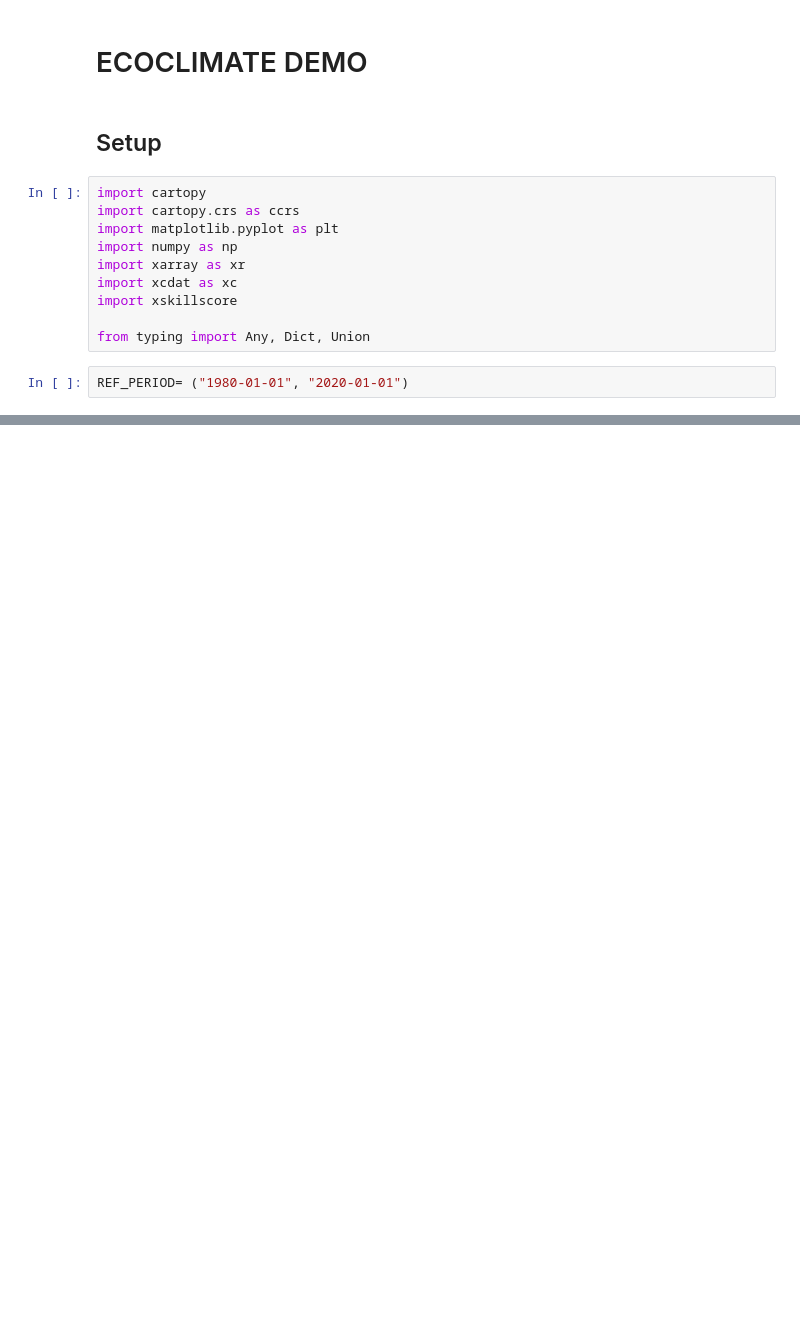
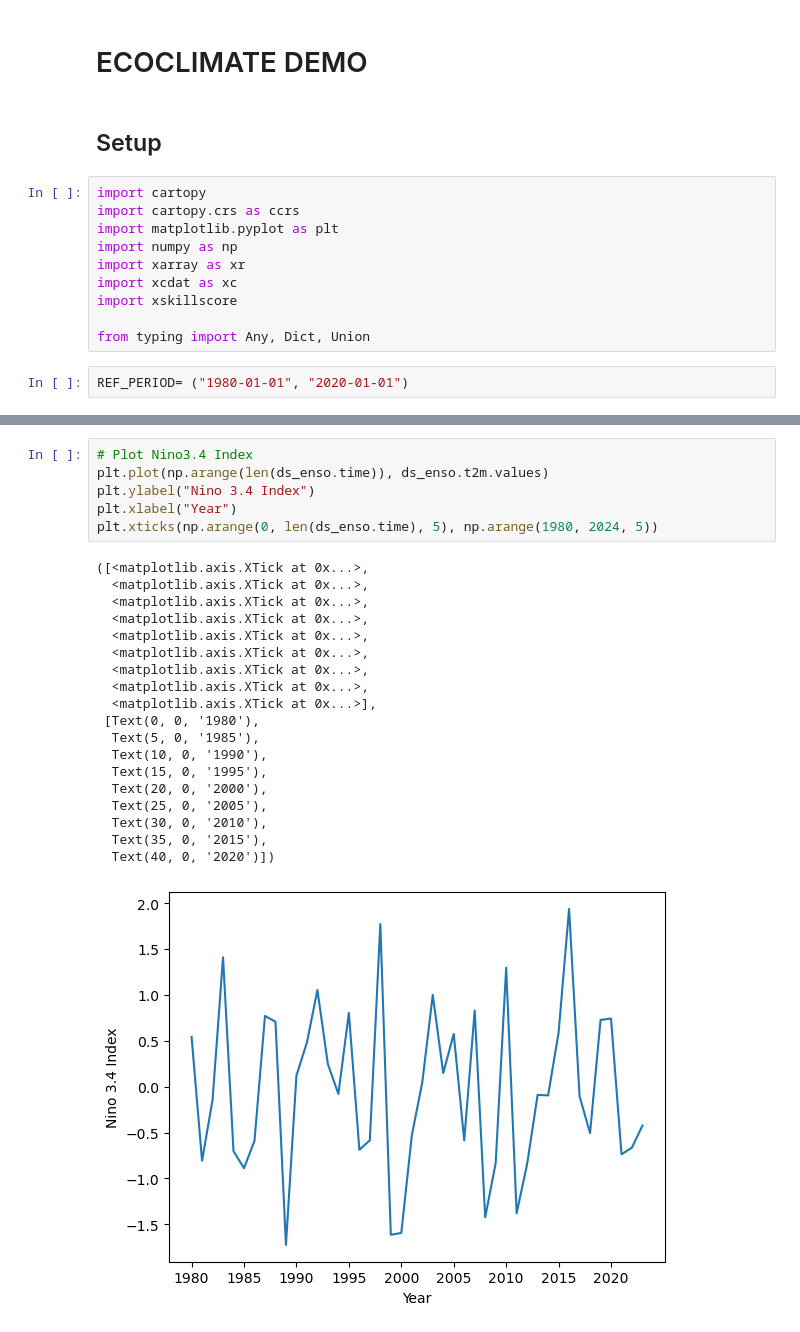
Before and after one commit to zacespinosa/ecoclimate, a Jupyter notebook: demo.ipynb, the cells around one changed output, grey strips where cells are left out. Cells and saved outputs as stored; diff of their text form; blank space fills up the shorter version.

```diff
--- a/demo.ipynb
+++ b/demo.ipynb
@@ -90,0 +110,26 @@ ax.contourf(ds.sst.mean("time"))
+# %%
+# Plot Nino3.4 Index
+plt.plot(np.arange(len(ds_enso.time)), ds_enso.t2m.values)
+plt.ylabel("Nino 3.4 Index")
+plt.xlabel("Year")
+plt.xticks(np.arange(0, len(ds_enso.time), 5), np.arange(1980, 2024, 5))
+# %% [output]
+([<matplotlib.axis.XTick at 0x...>,
+  <matplotlib.axis.XTick at 0x...>,
+  <matplotlib.axis.XTick at 0x...>,
+  <matplotlib.axis.XTick at 0x...>,
+  <matplotlib.axis.XTick at 0x...>,
+  <matplotlib.axis.XTick at 0x...>,
+  <matplotlib.axis.XTick at 0x...>,
+  <matplotlib.axis.XTick at 0x...>,
+  <matplotlib.axis.XTick at 0x...>],
+ [Text(0, 0, '1980'),
+  Text(5, 0, '1985'),
+  Text(10, 0, '1990'),
+  Text(15, 0, '1995'),
+  Text(20, 0, '2000'),
+  Text(25, 0, '2005'),
+  Text(30, 0, '2010'),
+  Text(35, 0, '2015'),
+  Text(40, 0, '2020')])
+[figure, added]
```
Also changed, not shown: parts of 7 cells of this notebook.
